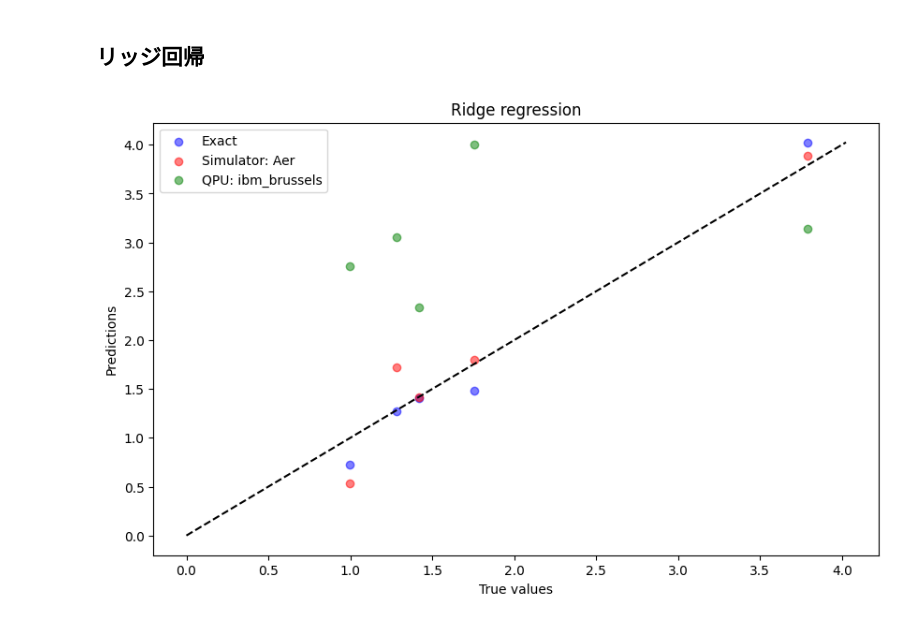
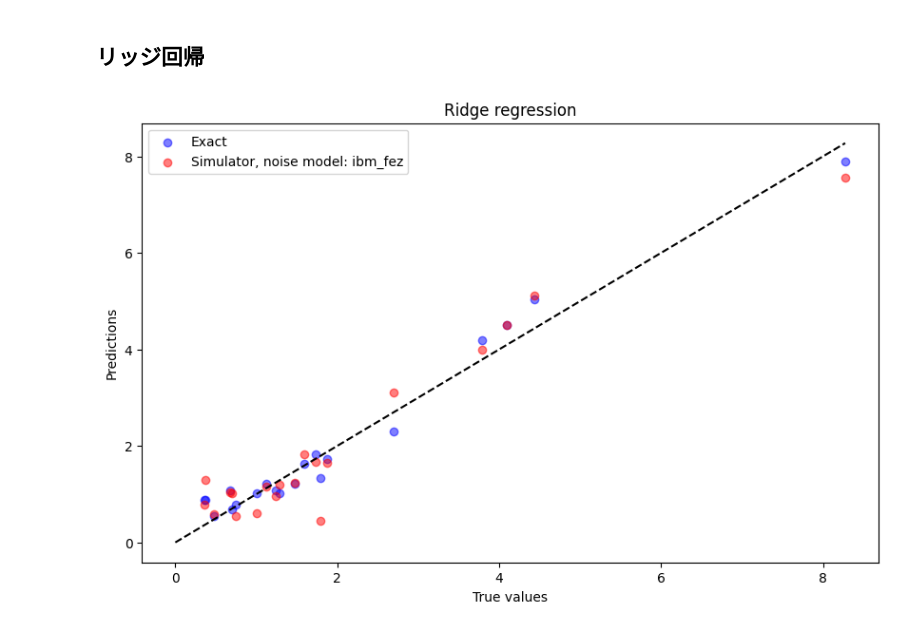
Before and after one commit to YutoMorohoshi/fourier_learning_ibm, a Jupyter notebook: heisenberg_ml.ipynb, the cells around one changed output. Saved outputs shown, nothing was run; the diff lists cells and outputs as text; code cells hidden in the pictures.

```diff
--- a/heisenberg_ml.ipynb
+++ b/heisenberg_ml.ipynb
@@ -14,7 +15,7 @@ from qiskit_aer import AerSimulator
 # %% [markdown]
 # データセット作成 $\exp(-\beta H)$
 # %%
-n_samples = 25
+n_samples = 100
 n_qubits = 4
 beta = 1
 # %%
@@ -22,11 +23,5 @@ beta = 1
 # If you did not previously save your credentials, use the following line instead:
 # service = QiskitRuntimeService(channel="ibm_quantum", token="<MY_IBM_QUANTUM_TOKEN>")
 service = QiskitRuntimeService()
-backend_qpu = service.least_busy(simulator=False, operational=True)
-# backend_qpu = service.backend("ibm_fez")
-
-# Option2: Use local AerSimulator as the backend.
-backend_sim = AerSimulator()
-
-print(f"Using backend QPU: {backend_qpu}")
-print(f"Using backend simulator: {backend_sim}")
+# backend_qpu = service.least_busy(simulator=False, operational=True)
+backend_qpu = service.backend("ibm_fez")
@@ -35,0 +28,4 @@ Using backend simulator: AerSimulator('aer_simulator')
+# %%
+# Option2: Use local AerSimulator as the backend.
+noise_model = NoiseModel.from_backend(backend_qpu)
+backend_sim = AerSimulator(noise_model=noise_model)
@@ -588,18 +594,24 @@ y_pred_qpu = ridge_qpu.predict(X_test_qpu)
 # %%
 # Plot the results
 plt.figure(figsize=(10, 6))
 plt.scatter(y_test_exact, y_pred_exact, color="blue", label="Exact", alpha=0.5)
-plt.scatter(y_test_sim, y_pred_sim, color="red", label="Simulator: Aer", alpha=0.5)
 plt.scatter(
-    y_test_qpu, y_pred_qpu, color="green", label=f"QPU: {backend_qpu.name}", alpha=0.5
+    y_test_sim,
+    y_pred_sim,
+    color="red",
+    label=f"Simulator, noise model: {backend_qpu.name}",
+    alpha=0.5,
 )
+# plt.scatter(
+#     y_test_qpu, y_pred_qpu, color="green", label=f"QPU: {backend_qpu.name}", alpha=0.5
+# )
 # Plot the 1:1 line
 xmax = max(y_test_exact.max(), y_pred_exact.max())
 plt.plot([0, xmax], [0, xmax], color="black", linestyle="--")
 plt.xlabel("True values")
 plt.ylabel("Predictions")
 plt.title(f"Ridge regression")
 plt.legend()
 plt.show()
 # %% [output]
-[figure, old version]
+[figure, new version]
```
Also changed, not shown: parts of 11 cells of this notebook.
